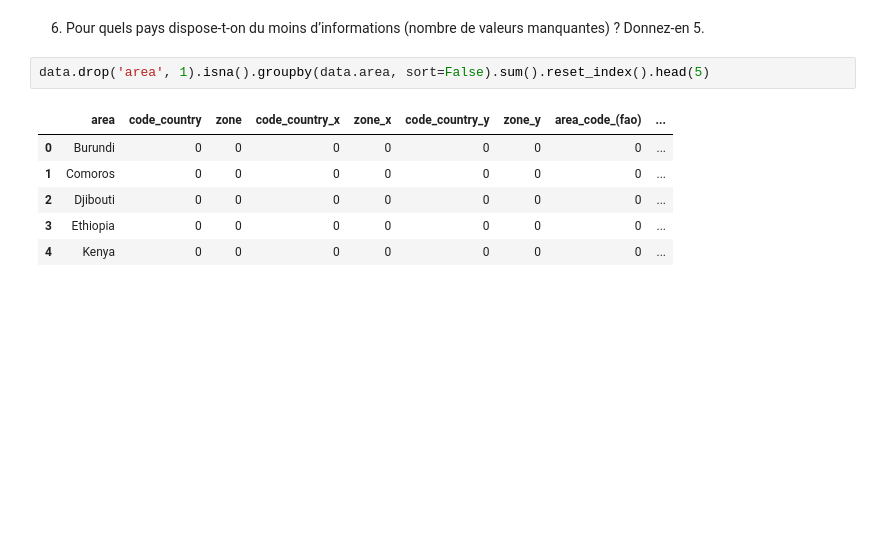
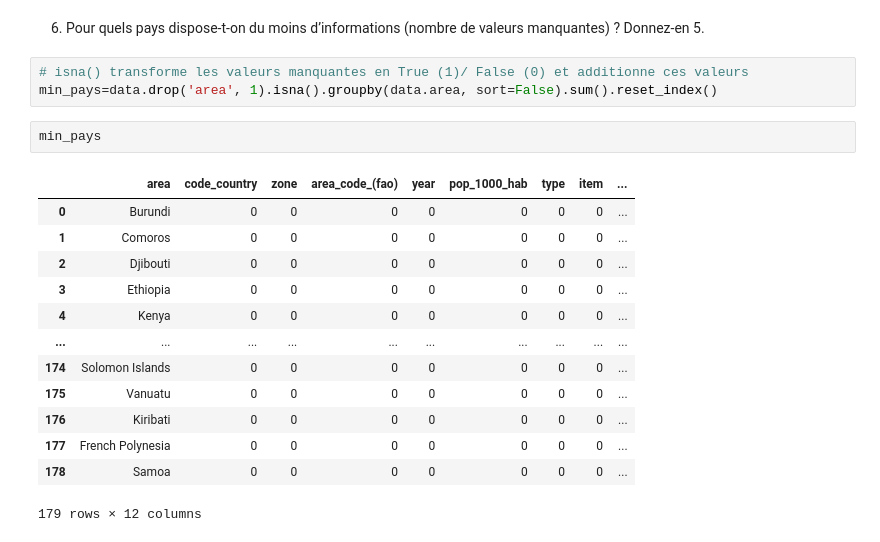
Before and after one commit to NinaNusb/FAOSTAT, a Jupyter notebook: df_list/FAOSTAT.ipynb, the cells around one changed output. Cells and saved outputs as stored; diff of their text form; blank space fills up the shorter version.

```diff
--- a/df_list/FAOSTAT.ipynb
+++ b/df_list/FAOSTAT.ipynb
@@ -692,11 +717,21 @@ df_pop2018.loc[mask10]['Value'].unique()[0]
 # %% [markdown]
 6) Pour quels pays dispose-t-on du moins d’informations (nombre de valeurs manquantes) ? Donnez-en 5.
 # %%
-data.drop('area', 1).isna().groupby(data.area, sort=False).sum().reset_index().head(5)
+# isna() transforme les valeurs manquantes en True (1)/ False (0) et additionne ces valeurs
+min_pays=data.drop('area', 1).isna().groupby(data.area, sort=False).sum().reset_index()
-# %% [output]
-|  | area | code_country | zone | code_country_x | zone_x | code_country_y | zone_y | area_code_(fao) | ... |
-| 0 | Burundi | 0 | 0 | 0 | 0 | 0 | 0 | 0 | ... |
-| 1 | Comoros | 0 | 0 | 0 | 0 | 0 | 0 | 0 | ... |
-| 2 | Djibouti | 0 | 0 | 0 | 0 | 0 | 0 | 0 | ... |
-| 3 | Ethiopia | 0 | 0 | 0 | 0 | 0 | 0 | 0 | ... |
-| 4 | Kenya | 0 | 0 | 0 | 0 | 0 | 0 | 0 | ... |
+# %%
+min_pays
+# %% [output]
+|  | area | code_country | zone | area_code_(fao) | year | pop_1000_hab | type | item | ... |
+| 0 | Burundi | 0 | 0 | 0 | 0 | 0 | 0 | 0 | ... |
+| 1 | Comoros | 0 | 0 | 0 | 0 | 0 | 0 | 0 | ... |
+| 2 | Djibouti | 0 | 0 | 0 | 0 | 0 | 0 | 0 | ... |
+| 3 | Ethiopia | 0 | 0 | 0 | 0 | 0 | 0 | 0 | ... |
+| 4 | Kenya | 0 | 0 | 0 | 0 | 0 | 0 | 0 | ... |
+| ... | ... | ... | ... | ... | ... | ... | ... | ... | ... |
+| 174 | Solomon Islands | 0 | 0 | 0 | 0 | 0 | 0 | 0 | ... |
+| 175 | Vanuatu | 0 | 0 | 0 | 0 | 0 | 0 | 0 | ... |
+| 176 | Kiribati | 0 | 0 | 0 | 0 | 0 | 0 | 0 | ... |
+| 177 | French Polynesia | 0 | 0 | 0 | 0 | 0 | 0 | 0 | ... |
+| 178 | Samoa | 0 | 0 | 0 | 0 | 0 | 0 | 0 | ... |
+179 rows × 12 columns
```
Also changed, not shown: parts of 31 cells of this notebook.
